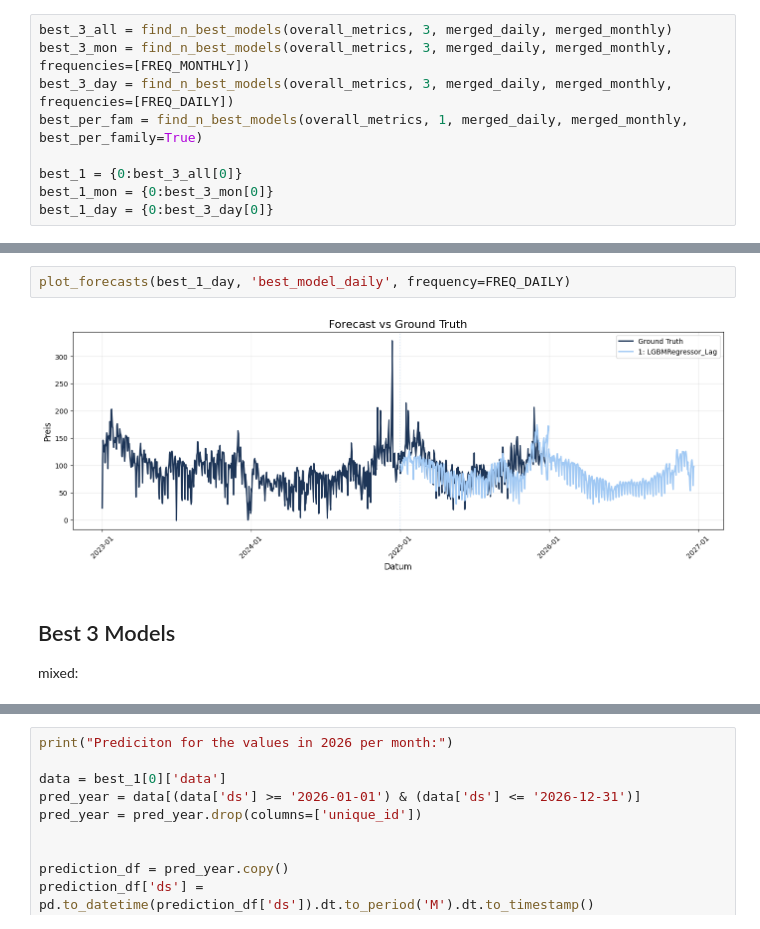
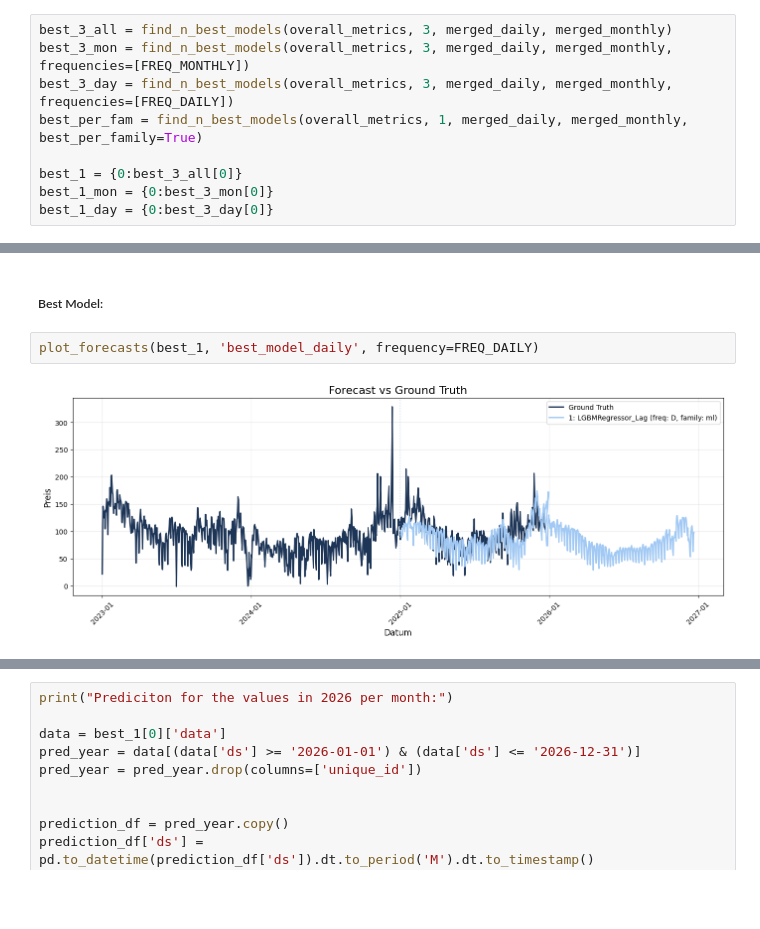
Before and after one commit to L-Schlosser/TIS3_CapstoneProject, a Jupyter notebook: code/capstone.ipynb, the cells around one changed output, grey strips where cells are left out. Drawn from its saved outputs; the diff is of its cells as text; blank space fills up the shorter version.

```diff
--- a/code/capstone.ipynb
+++ b/code/capstone.ipynb
@@ -100,7 +99,6 @@ daily:
+# %% [markdown]
+##### Best Model:
 # %%
-plot_forecasts(best_1_day, 'best_model_daily', frequency=FREQ_DAILY)
+plot_forecasts(best_1, 'best_model_daily', frequency=FREQ_DAILY)
 # %% [output]
-[figure, old version]
+[figure, new version]
-# %% [markdown]
-## Best 3 Models
-mixed:
```
Also changed, not shown: parts of 21 cells of this notebook, 13 other files.
